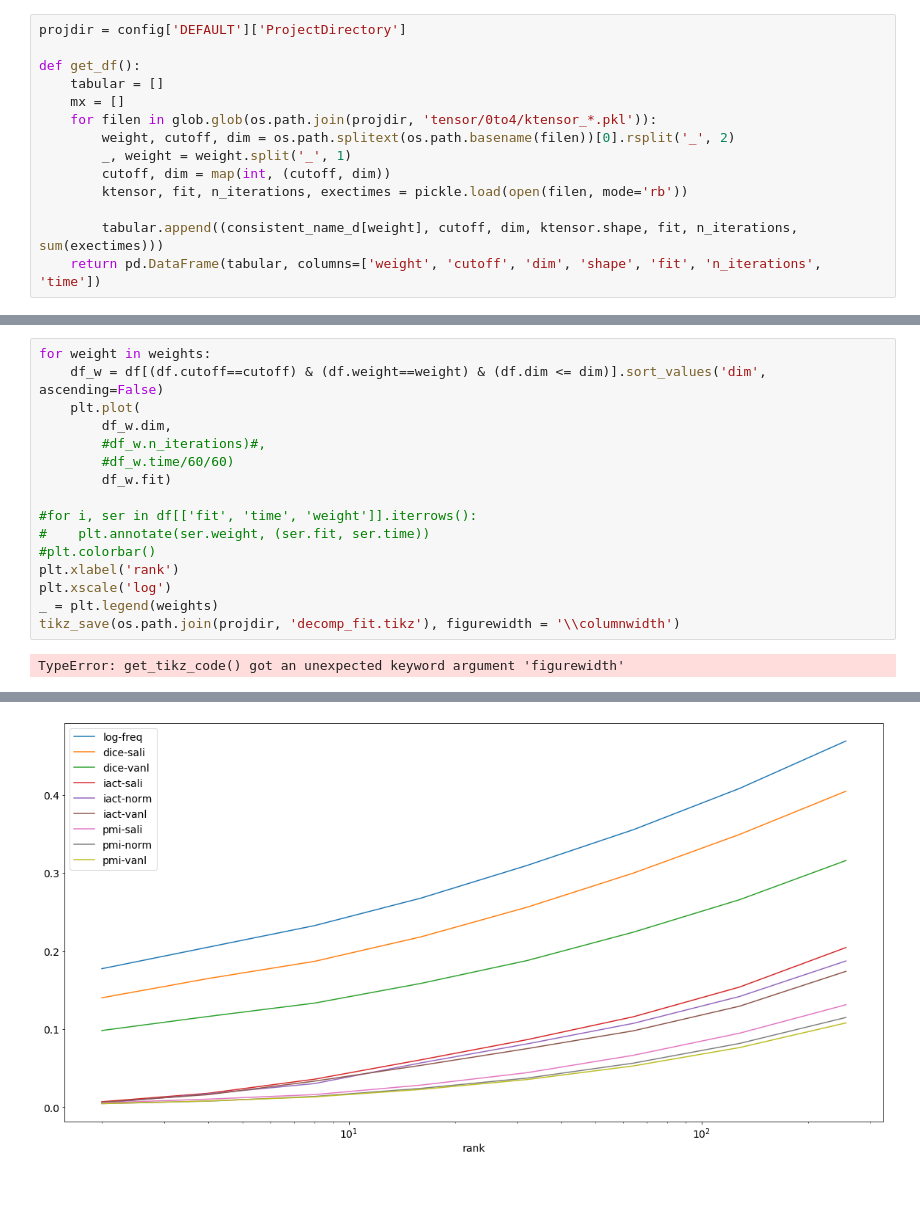
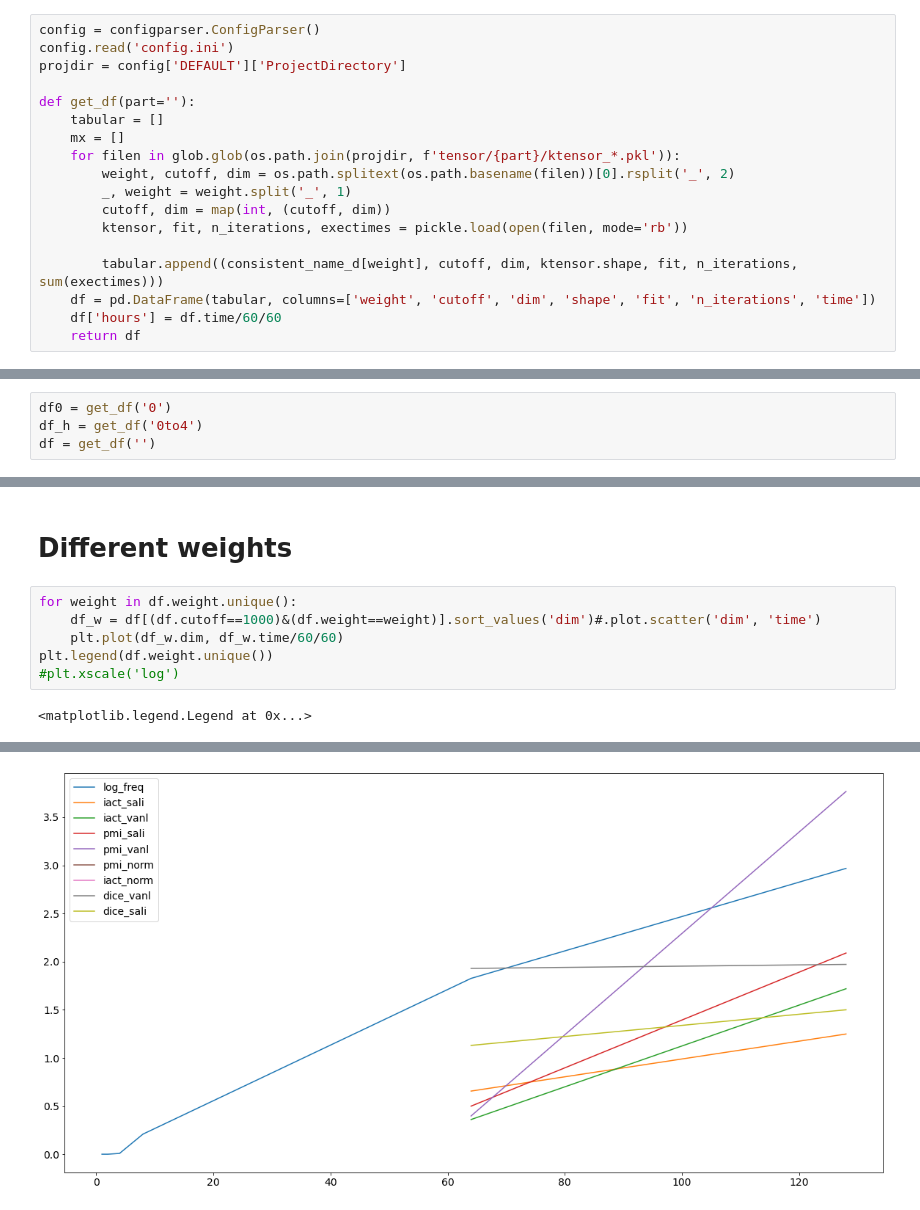
Before and after one commit to makrai/verb-tensor, a Jupyter notebook: show_exper.ipynb, the cells around one changed output, grey strips where cells are left out. Drawn from its saved outputs; the diff is of its cells as text.

Commit message:
Plots complexity as a function of dimension, cutoff, and weight (separately)

```diff
--- a/show_exper.ipynb
+++ b/show_exper.ipynb
@@ -40,14 +27,18 @@ Populating the interactive namespace from numpy and matplotlib
 # %%
+config = configparser.ConfigParser()
+config.read('config.ini')
 projdir = config['DEFAULT']['ProjectDirectory']
 
-def get_df():
+def get_df(part=''):
     tabular = []
     mx = []
-    for filen in glob.glob(os.path.join(projdir, 'tensor/0to4/ktensor_*.pkl')):
+    for filen in glob.glob(os.path.join(projdir, f'tensor/{part}/ktensor_*.pkl')):
         weight, cutoff, dim = os.path.splitext(os.path.basename(filen))[0].rsplit('_', 2)
         _, weight = weight.split('_', 1)
         cutoff, dim = map(int, (cutoff, dim))
         ktensor, fit, n_iterations, exectimes = pickle.load(open(filen, mode='rb'))
 
         tabular.append((consistent_name_d[weight], cutoff, dim, ktensor.shape, fit, n_iterations, sum(exectimes)))
-    return pd.DataFrame(tabular, columns=['weight', 'cutoff', 'dim', 'shape', 'fit', 'n_iterations', 'time'])
+    df = pd.DataFrame(tabular, columns=['weight', 'cutoff', 'dim', 'shape', 'fit', 'n_iterations', 'time'])
+    df['hours'] = df.time/60/60
+    return df
@@ -60,0 +45,4 @@ weights = df[(df.dim==dim)&(df.cutoff==cutoff)].sort_values('fit', ascending=Fal
+# %%
+df0 = get_df('0')
+df_h = get_df('0to4')
+df = get_df('')
@@ -61,18 +73,10 @@ weights = df[(df.dim==dim)&(df.cutoff==cutoff)].sort_values('fit', ascending=Fal
+# %% [markdown]
+# Different weights
 # %%
-for weight in weights:
-    df_w = df[(df.cutoff==cutoff) & (df.weight==weight) & (df.dim <= dim)].sort_values('dim', ascending=False)
-    plt.plot(
-        df_w.dim,
-        #df_w.n_iterations)#,
-        #df_w.time/60/60)
-        df_w.fit)
-
-#for i, ser in df[['fit', 'time', 'weight']].iterrows():
-#    plt.annotate(ser.weight, (ser.fit, ser.time))
-#plt.colorbar()
-plt.xlabel('rank')
-plt.xscale('log')
-_ = plt.legend(weights)
-tikz_save(os.path.join(projdir, 'decomp_fit.tikz'), figurewidth = '\\columnwidth')
+for weight in df.weight.unique():
+    df_w = df[(df.cutoff==1000)&(df.weight==weight)].sort_values('dim')#.plot.scatter('dim', 'time')
+    plt.plot(df_w.dim, df_w.time/60/60)
+plt.legend(df.weight.unique())
+#plt.xscale('log')
 # %% [output]
-TypeError: get_tikz_code() got an unexpected keyword argument 'figurewidth'
+<matplotlib.legend.Legend at 0x...>
@@ -96 +83 @@ DEBUG    [2354] ticklocs array([2.e-01, 3.e-01, 4.e-01, 5.e-01, 6.e-01, 7.e-01,
-[figure, old version]
+[figure, new version]
```
Also changed, not shown: parts of 11 cells of this notebook.
